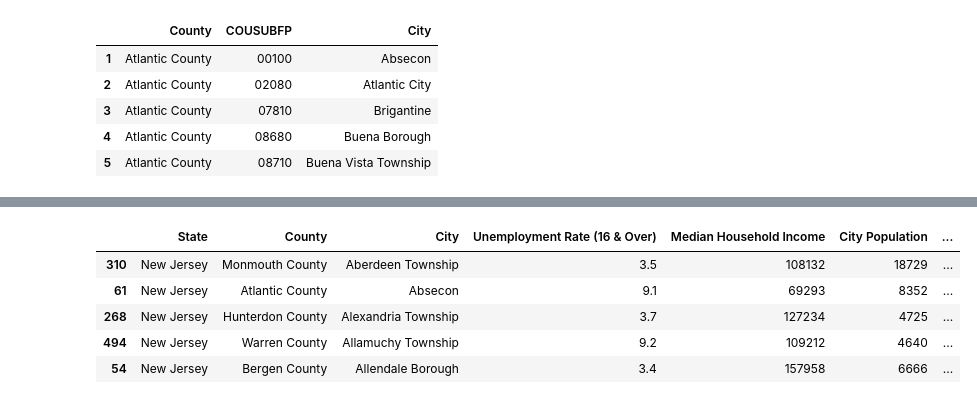
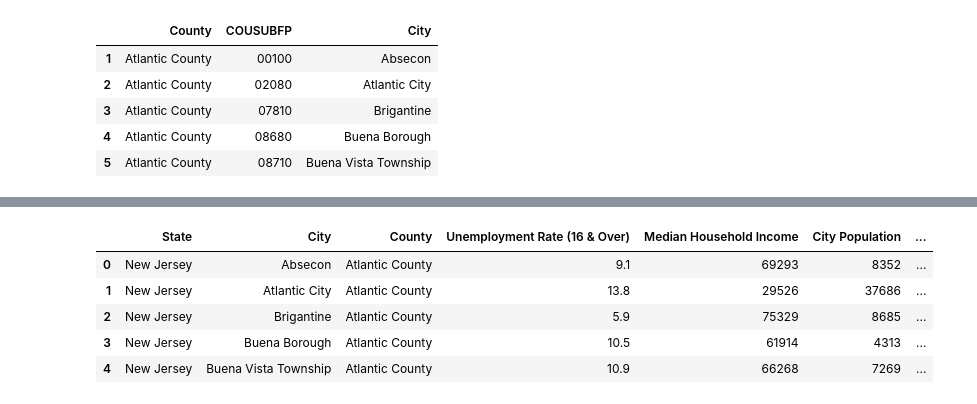
Before and after one commit to Myself1214/Pushing-P-Breakers, a Jupyter notebook: Code/Capstone_Project_ETL.ipynb, the cells around one changed output, grey strips where cells are left out. Saved outputs shown, nothing was run; the diff lists cells and outputs as text; code cells hidden in the pictures.

```diff
--- a/Code/Capstone_Project_ETL.ipynb
+++ b/Code/Capstone_Project_ETL.ipynb
@@ -129,11 +125,11 @@ display(Uninsured)
 | New Jersey | Morris County | Morris Plains Borough | 5888 | 156 | 0 | 40 | 0 | ... |
 | New Jersey | Morris County | Morristown Town | 18802 | 1890 | 34 | 164 | 211 | ... |
 # %%
-# Create Final Uninsured DataFrame
+# Create Final Uninsured DataFrame for cities
 from pyspark.sql.types import IntegerType, StringType
 
 # Convert to Pandas DataFrame
-Uninsured = Uninsured.toPandas()
+Uninsured_cities = Uninsured_cities.toPandas()
 
 # Rename Columns (NUI means Number of Uninsured)
 
@@ -152,34 +148,32 @@ col_dict = {
 'S2701_C04_015E': 'NUI, Women',
 'S2701_C04_016E': 'NUI, White',
 'S2701_C04_017E': 'NUI, African American',
-'S2701_C04_018E': 'NUI, American Indian & Alaska Native Population',
+'S2701_C04_018E': 'NUI, American Indian & Alaska Natives',
 'S2701_C04_019E': 'NUI, Asians',
-'S2701_C04_020E': 'NUI, Native Hawaiians & Pacific Islanders Population',
+'S2701_C04_020E': 'NUI, Native Hawaiians & Pacific Islanders',
 'S2701_C04_021E': 'NUI, Other Races',
 }
 
-Uninsured = Uninsured.rename(columns = col_dict)
-
-Uninsured.to_csv('/dbfs/mnt/pushing-p-breakers/NJ_HealthCare_Data.csv') # Save table to csv in case something happens (Google Maps API is finnicky at times)
+Uninsured_cities = Uninsured_cities.rename(columns = col_dict)
 
 # Convert to PySpark DataFrame
-Uninsured = spark.createDataFrame(Uninsured)
+Uninsured_cities = spark.createDataFrame(Uninsured_cities)
 
 # Convert All Numeric Variables to int
 cols = [col_dict[x] for x in variables[1:]]
 cols
 
 for col_name in cols:
-    Uninsured = Uninsured.withColumn(col_name, Uninsured[col_name].cast(IntegerType()))
+    Uninsured_cities = Uninsured_cities.withColumn(col_name, Uninsured_cities[col_name].cast(IntegerType()))
 
 
 # Convert State, County, and City columns to StringType
-Uninsured = Uninsured.withColumn("State", Uninsured["State"].cast(StringType()))
-Uninsured = Uninsured.withColumn("County", Uninsured["County"].cast(StringType()))
-Uninsured = Uninsured.withColumn("City", Uninsured["City"].cast(StringType()))
+Uninsured_cities = Uninsured_cities.withColumn("State", Uninsured_cities["State"].cast(StringType()))
+Uninsured_cities = Uninsured_cities.withColumn("County", Uninsured_cities["County"].cast(StringType()))
+Uninsured_cities = Uninsured_cities.withColumn("City", Uninsured_cities["City"].cast(StringType()))
 
 
-display(Uninsured)
+display(Uninsured_cities)
 # %% [output]
 | State | County | City | City Population | Uninsured Population | NUI, Under 6 years | NUI, 6-18 years | ... |
 | New Jersey | Atlantic County | Absecon | 8352 | 504 | 43 | 81 | ... |
@@ -388,0 +462,7 @@ display(master_df)
+# %%
+# Create City_info Dataframe by merging based on State, County, and City Columns
+
+merge1 = Unemployment_cities.join(Income_cities, ['State','City','County'], 'inner')
+City_info = merge1.join(Uninsured_cities, ['State','City','County'], 'inner')
+
+display(City_info)
@@ -454,9 +552,6 @@ merge1['State'] = 'New Jersey'
 
 merge1 = merge1[['State','County','City','geometry']]
 
-# Sort by Cities alphabetically
-merge1 = merge1.sort_values('City', ascending=True)
-
 merge1.head()
 # %% [output]
 [interactive output not drawn]
@@ -469,27 +564,23 @@ merge1.head()
 # %%
 # Merge Geodata with df
 # Convert df to pandas dataframe
 
-df = master_df.toPandas()
-
-# Sort by Cities alphabetically
-df = df.sort_values('City', ascending=True)
+df = City_info.toPandas()
 
 # Add Geometry to df from merge1 (both have the same number of rows and they're ordered alphabetically by city)
-df['geometry'] = merge1['geometry']
+df = df.merge(merge1, how = 'inner', on = ['State', 'County', 'City'])
 
 # Convert to Geodataframe
-df = gpd.GeoDataFrame(df, geometry=df['geometry'])
-
+df = gpd.GeoDataFrame(df, geometry = df['geometry'])
 df.head()
 # %% [output]
 [interactive output not drawn]
-|  | State | County | City | Unemployment Rate (16 & Over) | Median Household Income | City Population | ... |
-| 310 | New Jersey | Monmouth County | Aberdeen Township | 3.5 | 108132 | 18729 | ... |
-| 61 | New Jersey | Atlantic County | Absecon | 9.1 | 69293 | 8352 | ... |
-| 268 | New Jersey | Hunterdon County | Alexandria Township | 3.7 | 127234 | 4725 | ... |
-| 494 | New Jersey | Warren County | Allamuchy Township | 9.2 | 109212 | 4640 | ... |
-| 54 | New Jersey | Bergen County | Allendale Borough | 3.4 | 157958 | 6666 | ... |
+|  | State | City | County | Unemployment Rate (16 & Over) | Median Household Income | City Population | ... |
+| 0 | New Jersey | Absecon | Atlantic County | 9.1 | 69293 | 8352 | ... |
+| 1 | New Jersey | Atlantic City | Atlantic County | 13.8 | 29526 | 37686 | ... |
+| 2 | New Jersey | Brigantine | Atlantic County | 5.9 | 75329 | 8685 | ... |
+| 3 | New Jersey | Buena Borough | Atlantic County | 10.5 | 61914 | 4313 | ... |
+| 4 | New Jersey | Buena Vista Township | Atlantic County | 10.9 | 66268 | 7269 | ... |
 # %%
 # Read in Census Tract Shape files
 tract = gpd.read_file('/dbfs/mnt/pushing-p-breakers/NJ Census Tract Shapefiles/cb_2018_34_tract_500k.shp')
```
Also changed, not shown: parts of 14 cells of this notebook, 15 other files.
